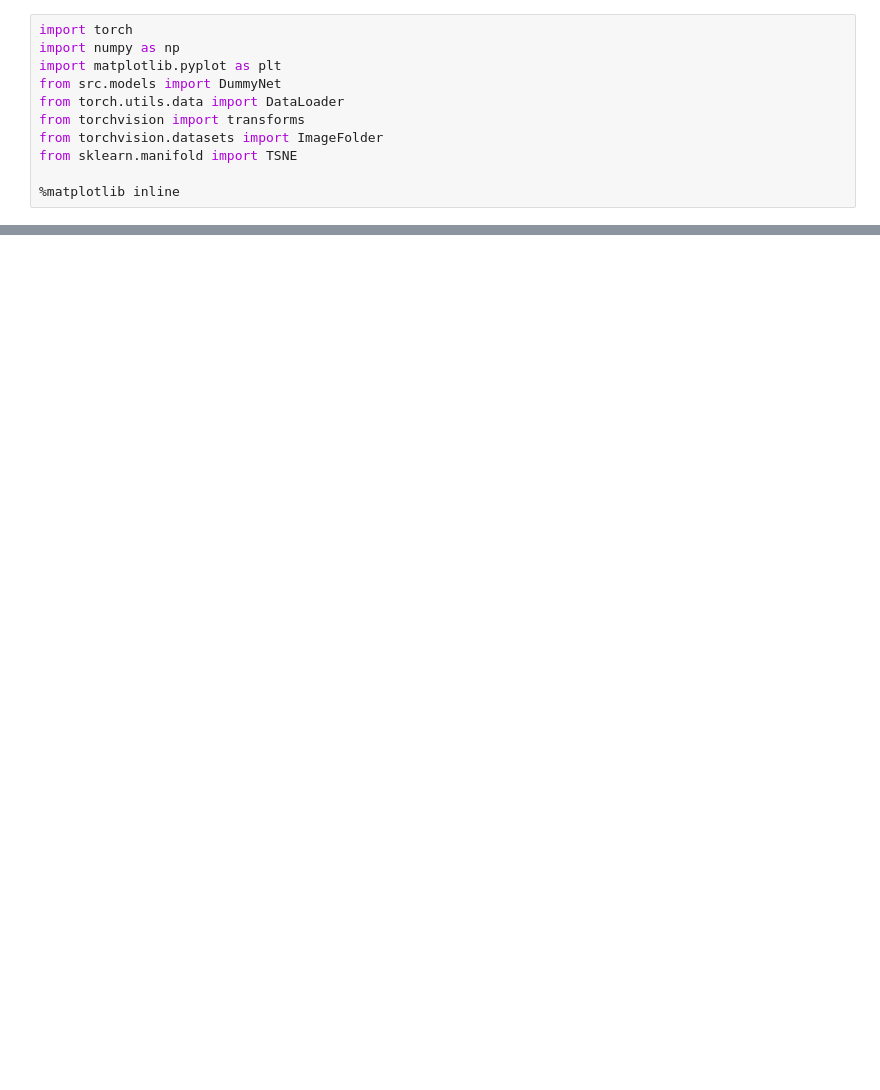
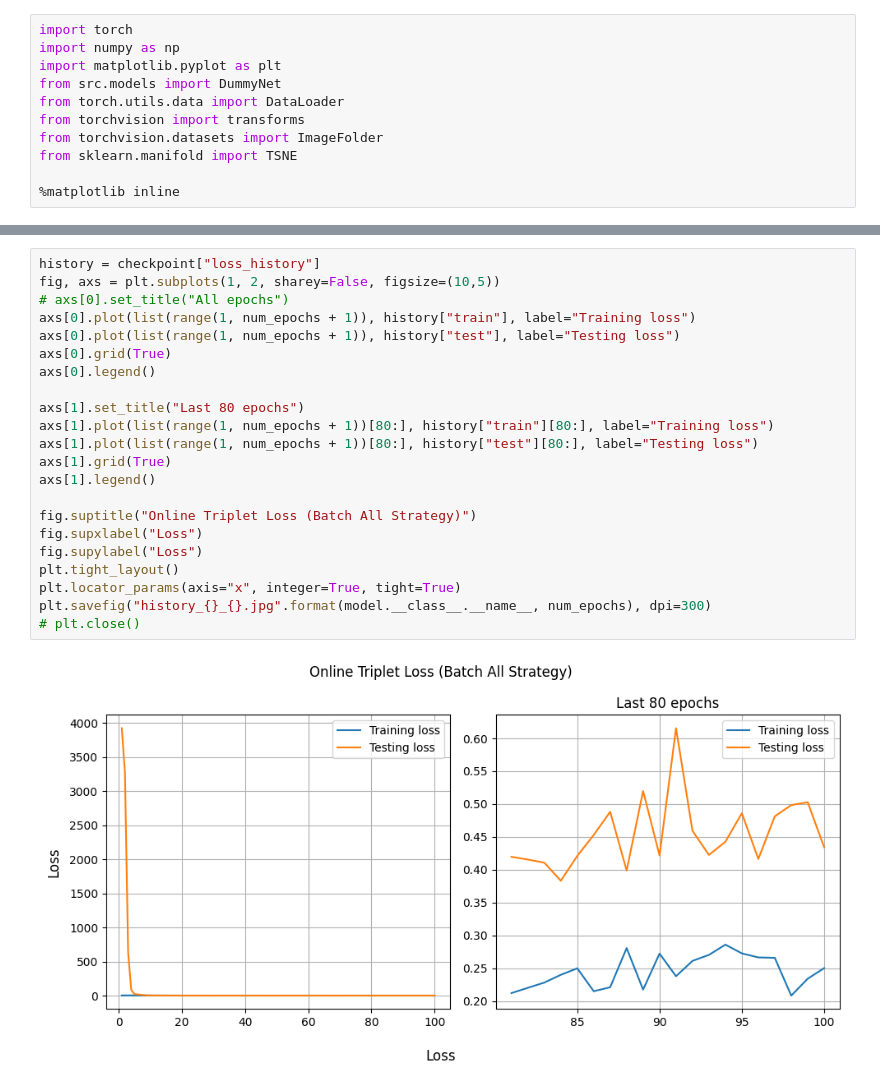
Before and after one commit to badrmarani/conv-siamese-nn, a Jupyter notebook: tsne_visualization.ipynb, the cells around one changed output, grey strips where cells are left out. Drawn from its saved outputs; the diff is of its cells as text; blank space fills up the shorter version.

```diff
--- a/tsne_visualization.ipynb
+++ b/tsne_visualization.ipynb
@@ -51,0 +61,24 @@ plt.savefig("tsne_vis_.jpg")
+# %%
+history = checkpoint["loss_history"]
+fig, axs = plt.subplots(1, 2, sharey=False, figsize=(10,5))
+# axs[0].set_title("All epochs")
+axs[0].plot(list(range(1, num_epochs + 1)), history["train"], label="Training loss")
+axs[0].plot(list(range(1, num_epochs + 1)), history["test"], label="Testing loss")
+axs[0].grid(True)
+axs[0].legend()
+
+axs[1].set_title("Last 80 epochs")
+axs[1].plot(list(range(1, num_epochs + 1))[80:], history["train"][80:], label="Training loss")
+axs[1].plot(list(range(1, num_epochs + 1))[80:], history["test"][80:], label="Testing loss")
+axs[1].grid(True)
+axs[1].legend()
+
+fig.suptitle("Online Triplet Loss (Batch All Strategy)")
+fig.supxlabel("Loss")
+fig.supylabel("Loss")
+plt.tight_layout()
+plt.locator_params(axis="x", integer=True, tight=True)
+plt.savefig("history_{}_{}.jpg".format(model.__class__.__name__, num_epochs), dpi=300)
+# plt.close()
+# %% [output]
+[figure, added]
```
Also changed, not shown: parts of 4 cells of this notebook, 1 other file.
